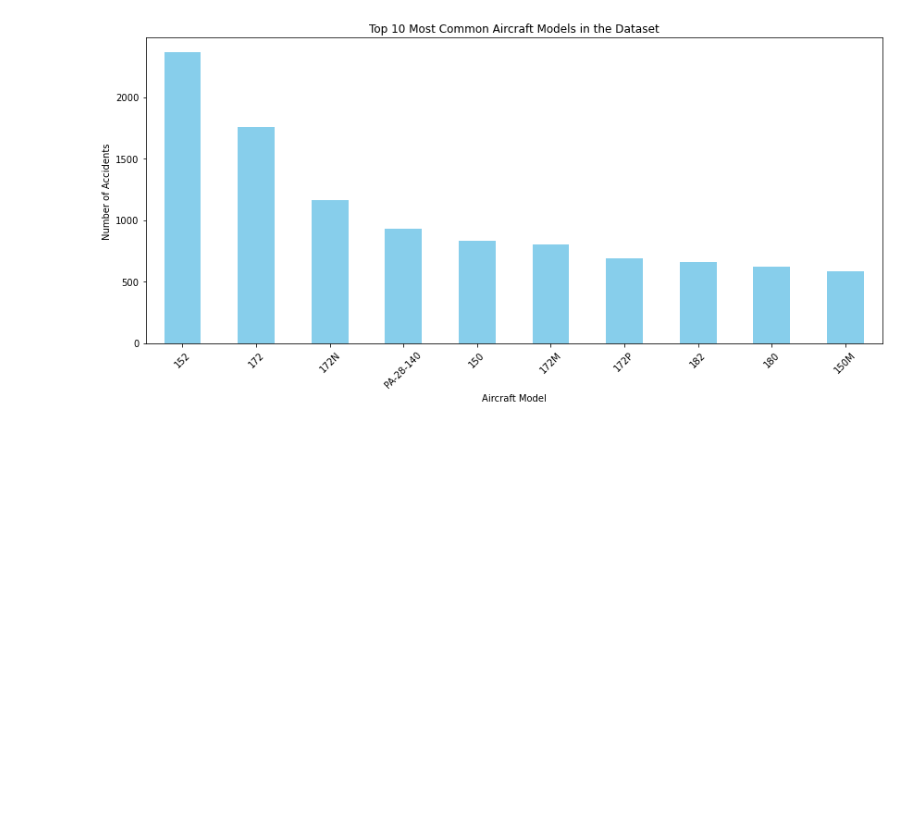
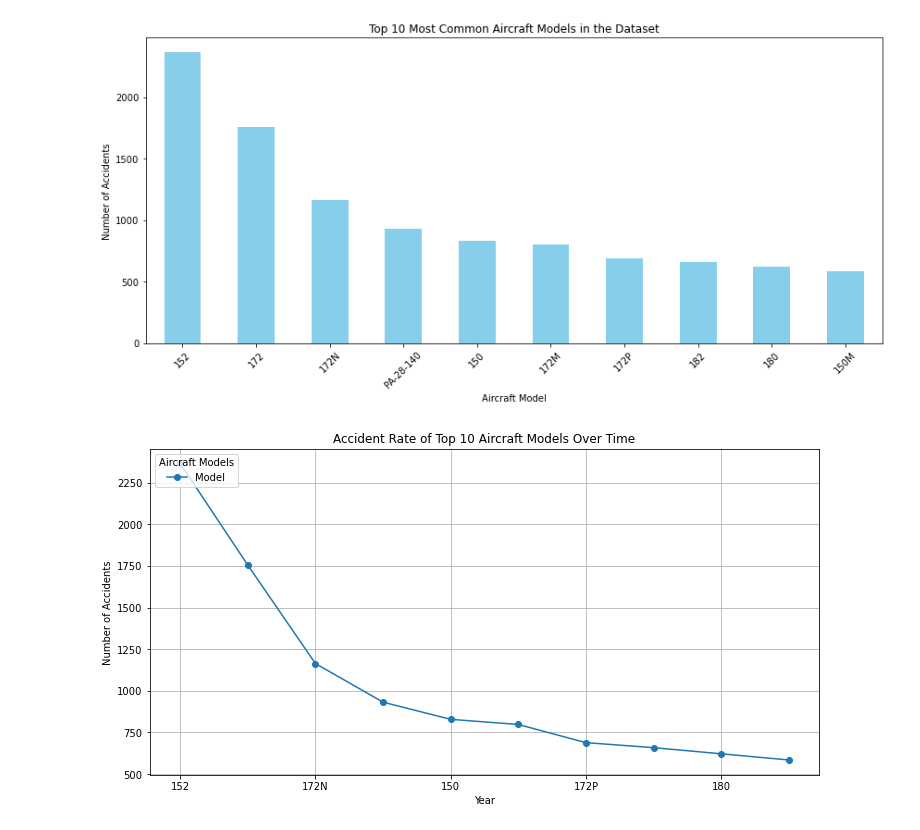
Before and after one commit to EdelLwoyelo/Phase-1-Project-Aircraft-Accident-Analysis, a Jupyter notebook: Phase_1_Project.ipynb, the cells around one changed output. Drawn from its saved outputs; the diff is of its cells as text; code cells hidden in the pictures; blank space fills up the shorter version.

```diff
--- a/Phase_1_Project.ipynb
+++ b/Phase_1_Project.ipynb
@@ -537,3 +530,14 @@ plt.tight_layout()
 plt.show()
 # %% [output]
 [figure]
+# %%
+plt.figure(figsize=(12, 6))
+top_models.plot(kind='line', marker='o', figsize=(12, 6))
+plt.title('Accident Rate of Top 10 Aircraft Models Over Time')
+plt.xlabel('Year')
+plt.ylabel('Number of Accidents')
+plt.legend(title='Aircraft Models', loc='upper left')
+plt.grid(True)
+plt.show()
+# %% [output]
+[figure, added]
```
Also changed, not shown: parts of 5 cells of this notebook.
